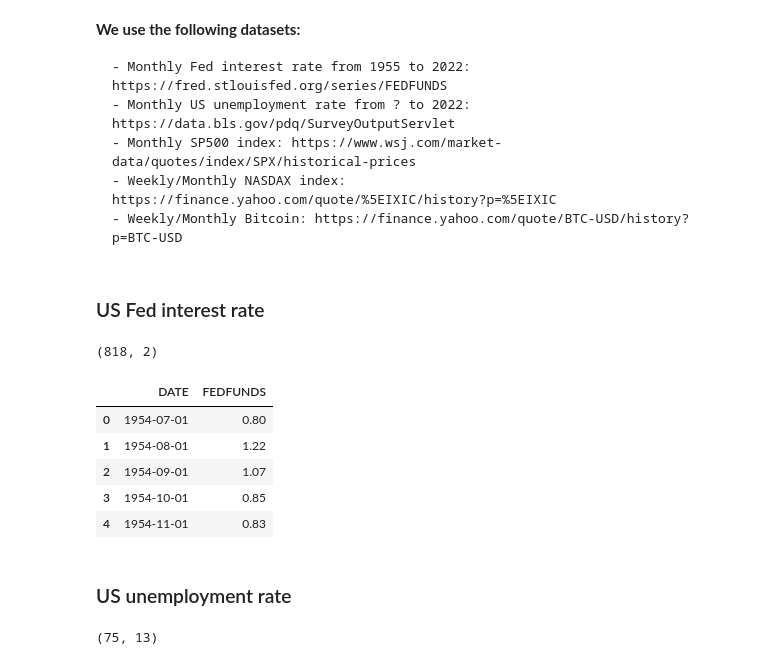
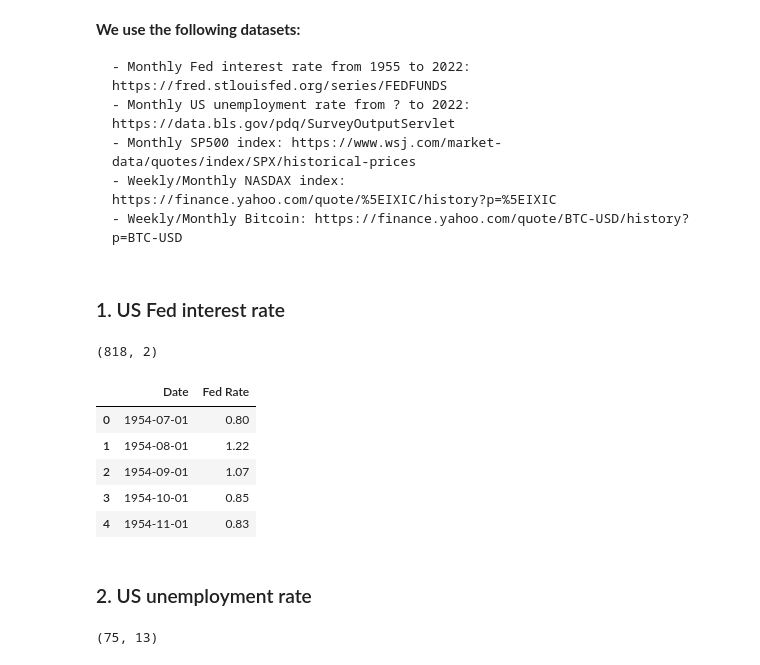
Before and after one commit to danhphan/gp_experiments, a Jupyter notebook: experiments/_data_preprocessing.ipynb, the cells around one changed output. Drawn from its saved outputs; the diff is of its cells as text; code cells hidden in the pictures.

```diff
--- a/experiments/_data_preprocessing.ipynb
+++ b/experiments/_data_preprocessing.ipynb
@@ -11,23 +11,26 @@
 # %%
 import pandas as pd
 # %% [markdown]
-### US Fed interest rate
+### 1. US Fed interest rate
 # %%
 fed_df = pd.read_csv("../data/economy/fed_rate.csv")
 fed_df.shape
 # %% [output]
 (818, 2)
-# %%
-fed_df.head()
-# %% [output]
-|  | DATE | FEDFUNDS |
-| 0 | 1954-07-01 | 0.80 |
-| 1 | 1954-08-01 | 1.22 |
-| 2 | 1954-09-01 | 1.07 |
-| 3 | 1954-10-01 | 0.85 |
-| 4 | 1954-11-01 | 0.83 |
+# %%
+fed_df["Date"] = pd.to_datetime(fed_df["DATE"])
+fed_df = fed_df.rename(columns={"FEDFUNDS":"Fed Rate"})
+fed_df = fed_df[["Date", "Fed Rate"]]
+fed_df.head()
+# %% [output]
+|  | Date | Fed Rate |
+| 0 | 1954-07-01 | 0.80 |
+| 1 | 1954-08-01 | 1.22 |
+| 2 | 1954-09-01 | 1.07 |
+| 3 | 1954-10-01 | 0.85 |
+| 4 | 1954-11-01 | 0.83 |
 # %% [markdown]
-### US unemployment rate
+### 2. US unemployment rate
 # %%
 uem_df = pd.read_csv("../data/economy/unemployment_rate.csv")
 uem_df.shape
```
Also changed, not shown: parts of 28 cells of this notebook, 1 other file.
